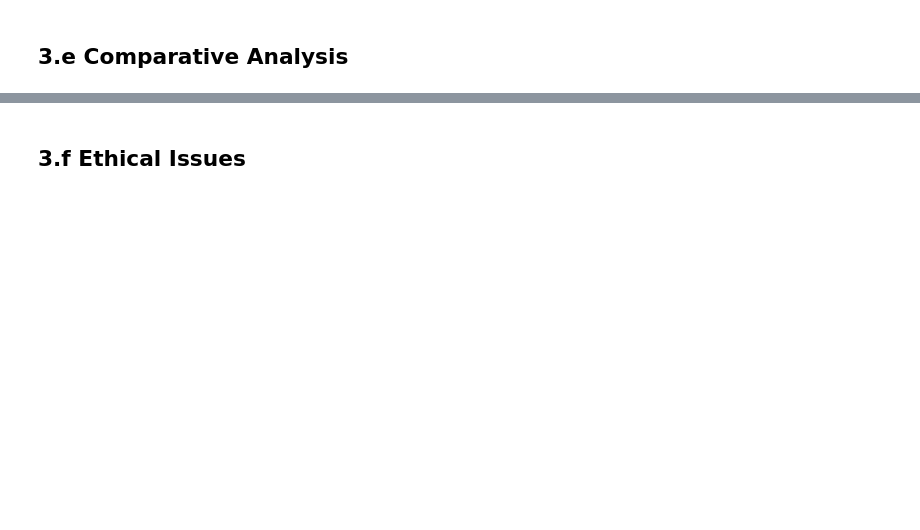
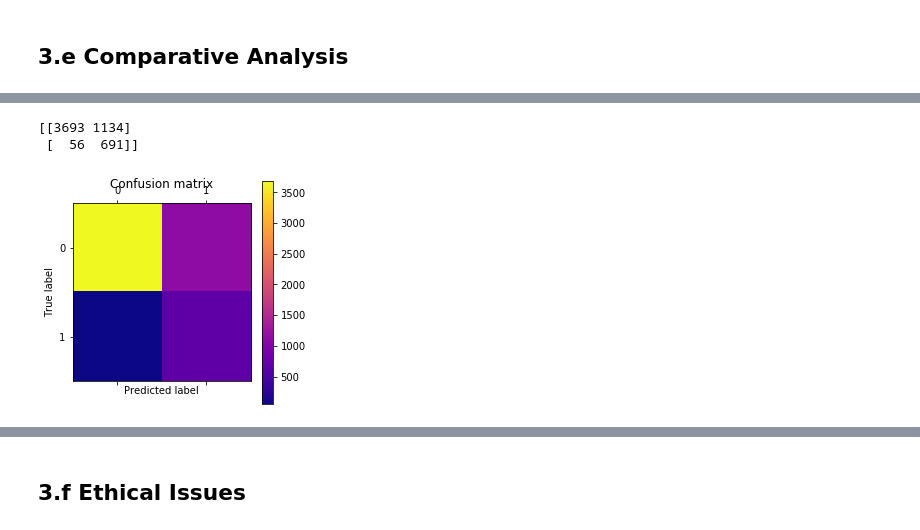
Before and after one commit to robcruz088/Machine-Learning-Exercises, a Jupyter notebook: Final Project/CruzRoberto_Dataset3.ipynb, the cells around one changed output, grey strips where cells are left out. Cells and saved outputs as stored; diff of their text form; code cells hidden in the pictures; blank space fills up the shorter version.

```diff
--- a/Final Project/CruzRoberto_Dataset3.ipynb
+++ b/Final Project/CruzRoberto_Dataset3.ipynb
@@ -217,24 +165,27 @@ K-Fold Cross Validation will be ran with K = 5 for any parameter tuning.
 # %%
-run_time = [] # list of time for each iteration
-conf_matrix = [] # list of the confusion matrices for each iteration
+gnb_run_time = [] # list of time for each iteration
+gnb_conf_matrix = [] # list of the confusion matrices for each iteration
 gnb_accuracy = [] # list of the accuracy for each iteration
 
-kfold = KFold(n_splits=5) # initialize the kfold cross validation
-for train_index, test_index in kfold.split(X2):
-    X_train, X_test = X2[train_index], X2[test_index] # Training Data, Test Data
-    y_train, y_test = y2[train_index], y2[test_index] # Training Data, Test Data
+gnb_kfold = KFold(n_splits=5,shuffle=True) # initialize the kfold cross validation
+for train_index, test_index in gnb_kfold.split(X):
+    X_train, X_test = X[train_index], X[test_index] # Training Data, Test Data
+    y_train, y_test = y[train_index], y[test_index] # Training Data, Test Data
     t0_gnb = time.time()
     heavens_door = GaussianNB() # named after the Bob Dylan song-  Knockin' on Heaven's Door
     heavens_door.fit(X_train,y_train) # fit to the GNB Classifier
     Y_pred = heavens_door.predict(X_test) # predict class
     gnb_time = time.time()-t0_gnb
-    run_time.append(gnb_time)
-    cm = confusion_matrix(y_test, Y_pred) # confusion matrix
-    conf_matrix.append(cm)
-    cr = classification_report(y_test, Y_pred) # classification report
+    gnb_run_time.append(gnb_time)
+    gnb_cm = confusion_matrix(y_test, Y_pred) # confusion matrix
+    gnb_conf_matrix.append(gnb_cm)
+    gnb_cr = classification_report(y_test, Y_pred) # classification report - shows main classification metrics
     accuracy_gnb = accuracy_score(y_test, Y_pred) # accuracy
     gnb_accuracy.append(accuracy_gnb)
 
-print("Classification Report\n",cr)
-print("Average run time after doing 5-fold Cross Validation:", sum(run_time)/5)
+average_gnb_accuracy = sum(gnb_accuracy)/5
+print("Average Accurary:",average_gnb_accuracy)
+print("Classification Report\n",gnb_cr)
+average_gnb_time = sum(gnb_run_time)/5
+print("Average run time after doing 5-fold Cross Validation:", average_gnb_time)
 # %% [output]
@@ -266,0 +330,15 @@ plt.show()
+# %%
+overall_conf_gnb = sum(gnb_conf_matrix) # overall GNB confusion matrix
+
+print(overall_conf_gnb)
+
+plt.matshow(overall_conf_gnb, cmap= 'plasma') # using the plasma cmap color for easier visualization between the shades of color
+plt.title('Confusion matrix')
+plt.colorbar()
+plt.ylabel('True label')
+plt.xlabel('Predicted label')
+plt.show()
+# %% [output]
+[[3693 1134]
+ [  56  691]]
+[figure, added]
```
Also changed, not shown: parts of 36 cells of this notebook, 2 other files.
